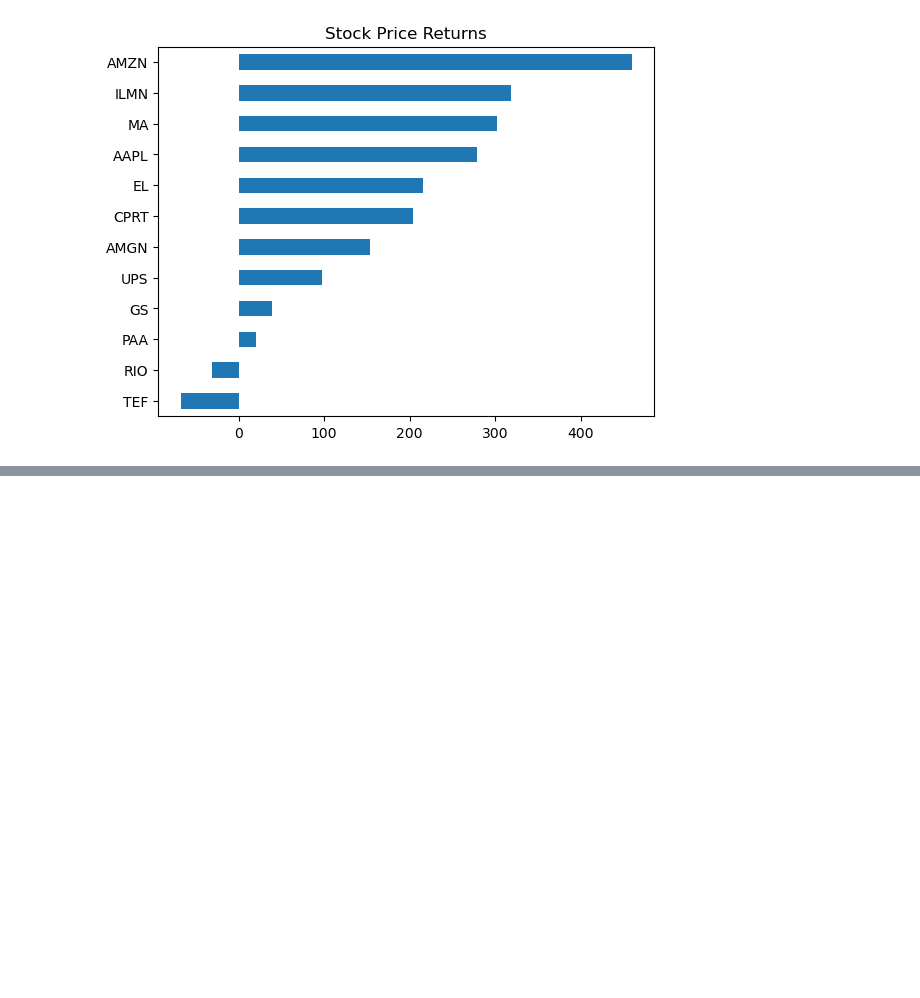
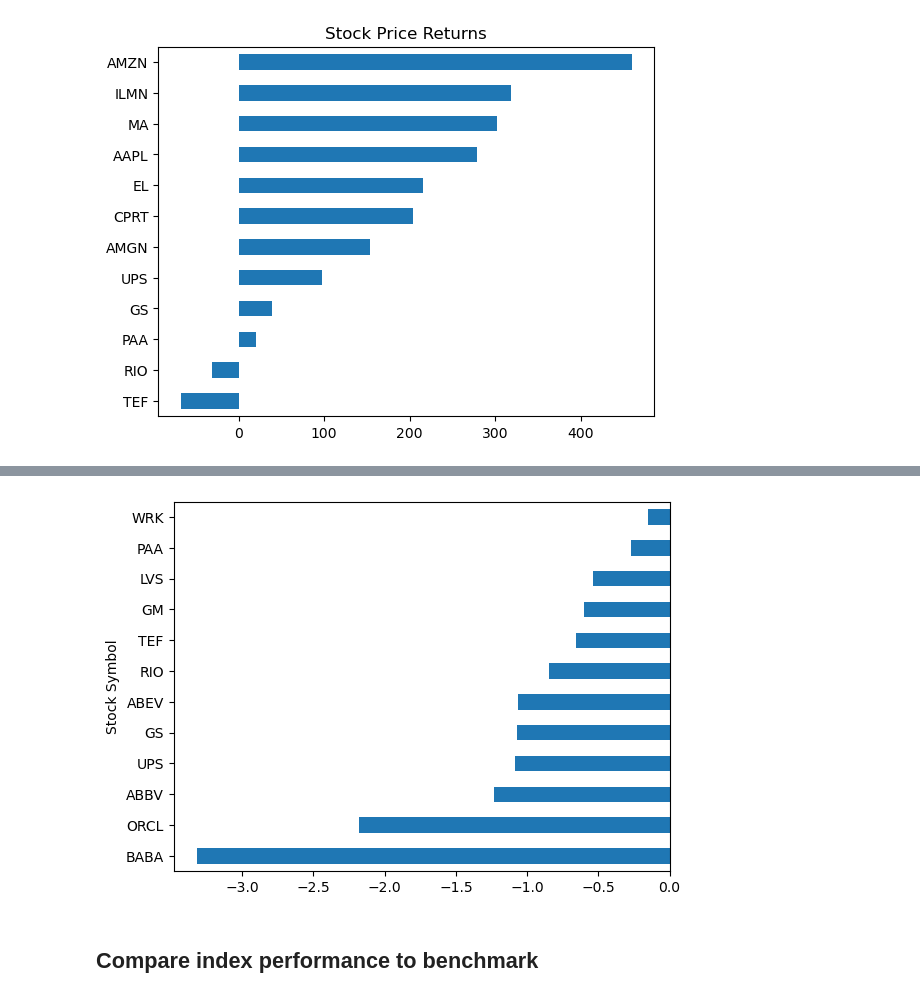
Before and after one commit to nmasamba/finance_and_time_series_python, a Jupyter notebook: time_series_pandas/28_sector_mcap_weighted_index.ipynb, the cells around one changed output, grey strips where cells are left out. Cells and saved outputs as stored; diff of their text form; code cells hidden in the pictures; blank space fills up the shorter version.

```diff
--- a/time_series_pandas/28_sector_mcap_weighted_index.ipynb
+++ b/time_series_pandas/28_sector_mcap_weighted_index.ipynb
@@ -215,0 +287,10 @@ plt.show()
+# %%
+
+
+index_return = (index.iloc[-1]/index.iloc[0] - 1) * 100
+
+market_cap = index_companies['Market Capitalization']
+total_market_cap = market_cap.sum()
+
+weights = market_cap.div(total_market_cap)
+print(weights.sort_values())
@@ -215,0 +312,9 @@ plt.show()
+# %%
+
+# Plot the contribution by component
+weights.mul(index_return).sort_values().plot(kind='barh')
+plt.show()
+# %% [output]
+[figure, added]
+# %% [markdown]
+## Compare index performance to benchmark
```
Also changed, not shown: parts of 19 cells of this notebook.
